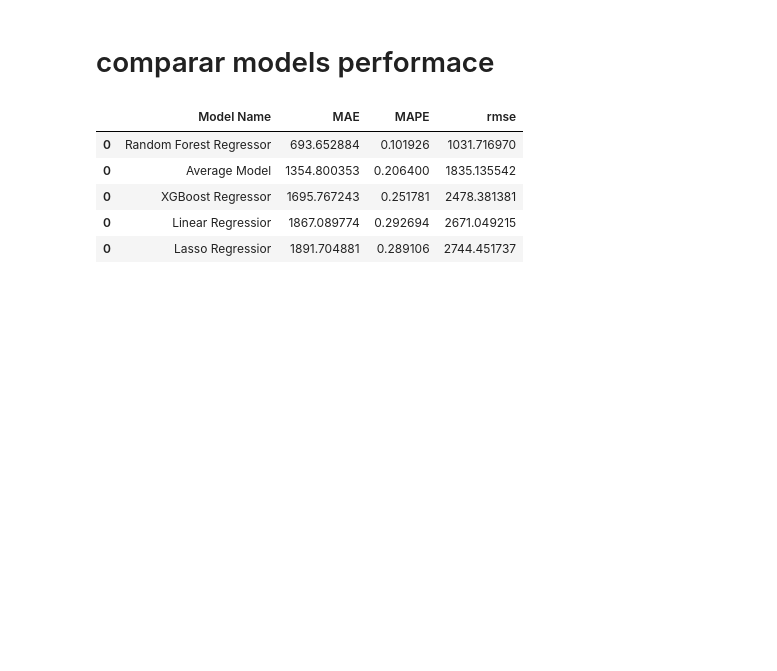
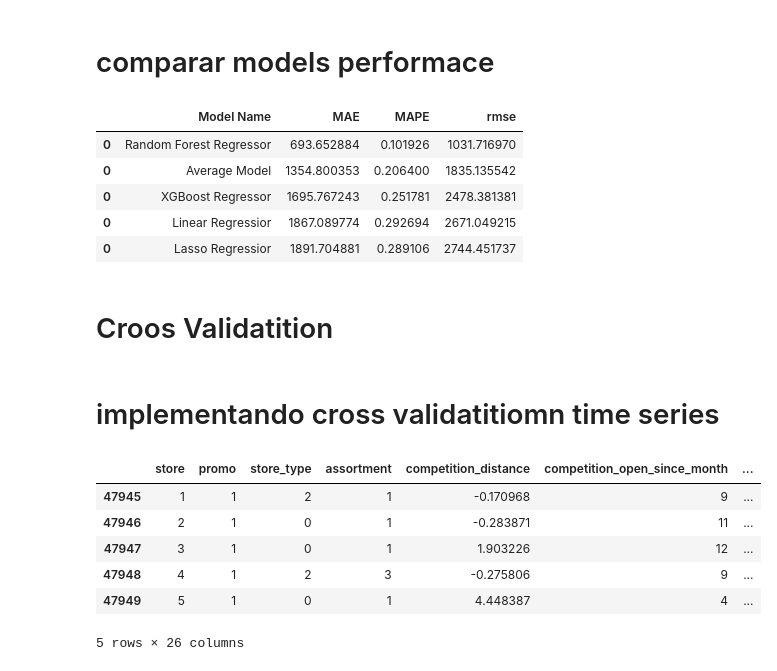
Before and after one commit to ffredericoDS/DS_producao, a Jupyter notebook: 7-ML.ipynb, the cells around one changed output. Drawn from its saved outputs; the diff is of its cells as text; code cells hidden in the pictures; blank space fills up the shorter version.

```diff
--- a/7-ML.ipynb
+++ b/7-ML.ipynb
@@ -131,8 +297,8 @@ quando vc clica é a recompensa e ai acaba que vai aprendendo em qual vc mais cl
 # %%
 #selecionando as colunas mais relevantes para xtrain e xtest
 
-x_train = X_train[ cols_selected_boruta ]
-x_test = X_test[ cols_selected_boruta ]
+x_train = X_train[cols_selected_boruta_full]
+x_test = X_test[cols_selected_boruta_full]
 # %% [markdown]
 ## 1 Modelo de média
 # %%
@@ -285,3 +472,5 @@ modelling_result.sort_values('rmse')
 # esse erro nao pode usar pq o modelo foi treinado em vendas nas ultimas semanas
 #tem que fazer a separação do treino e teste
 #vamo aprender cross validatition
+# %% [markdown]
+# Croos Validatition
@@ -287,0 +496,22 @@ modelling_result.sort_values('rmse')
+# %% [markdown]
+# implementando cross validatitiomn time series
+# %%
+# Verificar se as colunas 'date' e 'sales' estão presentes em x_train
+if 'date' not in x_train.columns or 'sales' not in x_train.columns:
+    # Se não estiverem presentes, adicione-as ao DataFrame x_train
+    x_train['date'] = df6['date']
+    x_train['sales'] = df6['sales']
+
+# Selecionar as colunas desejadas do DataFrame original
+x_training = x_train[cols_selected_boruta_full]
+
+# Verificar as primeiras linhas do novo DataFrame
+x_training.head()
+# %% [output]
+|  | store | promo | store_type | assortment | competition_distance | competition_open_since_month | ... |
+| 47945 | 1 | 1 | 2 | 1 | -0.170968 | 9 | ... |
+| 47946 | 2 | 1 | 0 | 1 | -0.283871 | 11 | ... |
+| 47947 | 3 | 1 | 0 | 1 | 1.903226 | 12 | ... |
+| 47948 | 4 | 1 | 2 | 3 | -0.275806 | 9 | ... |
+| 47949 | 5 | 1 | 0 | 1 | 4.448387 | 4 | ... |
+5 rows × 26 columns
```
Also changed, not shown: parts of 35 cells of this notebook.
